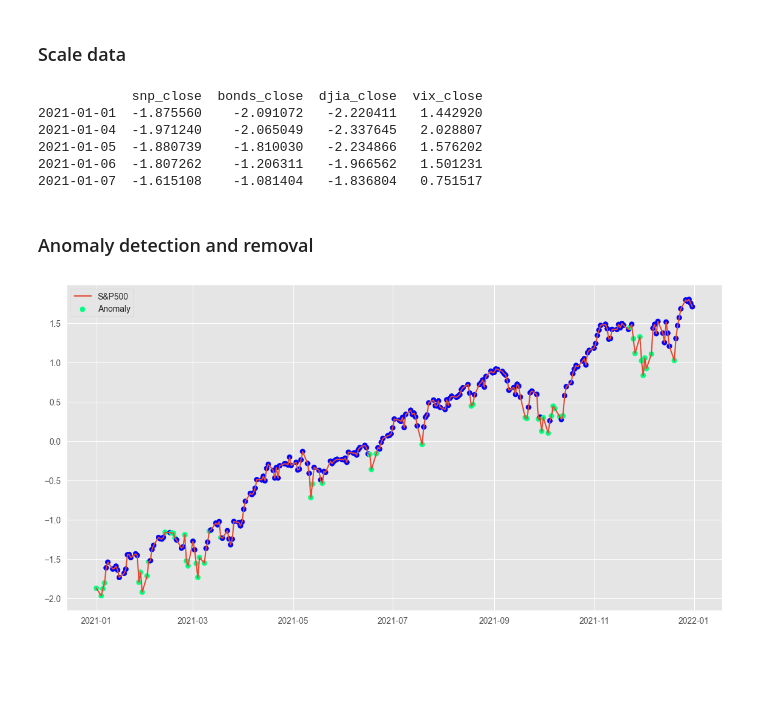
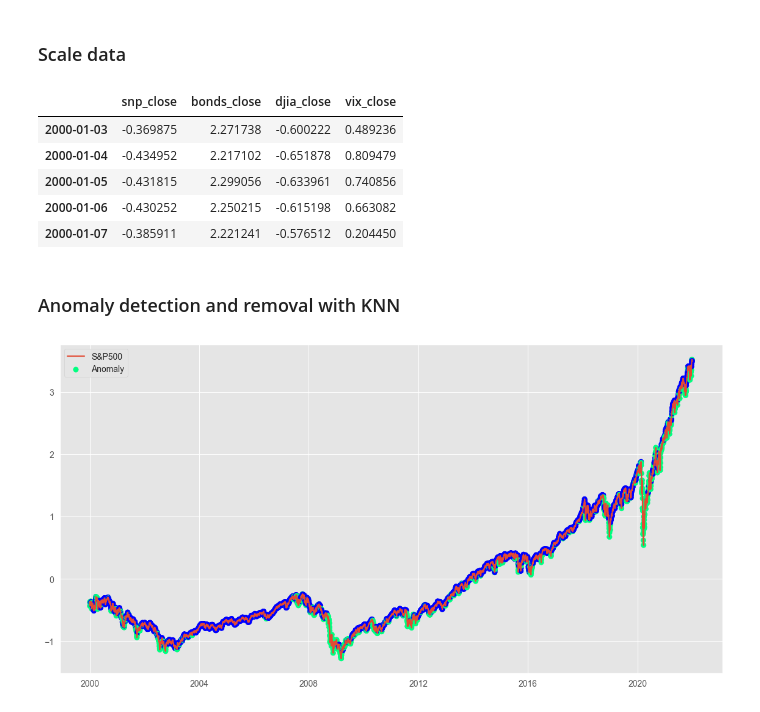
Before and after one commit to eddienubes/datascience-for-ek, a Jupyter notebook: project2/analysis.ipynb, the cells around one changed output. Saved outputs shown, nothing was run; the diff lists cells and outputs as text; code cells hidden in the pictures; blank space fills up the shorter version.

```diff
--- a/project2/analysis.ipynb
+++ b/project2/analysis.ipynb
@@ -52,41 +56,41 @@ plt.show()
 # %% [markdown]
 ### Scale data
 # %%
-anom_start_date = '2021-01-01'
+anom_start_date = start_date
 anom_end_date = '2022-01-01'
 
-boundary_data = merged_data[anom_start_date:anom_end_date]
+anomaly_data = merged_data[anom_start_date:anom_end_date]
 
 scaler = StandardScaler()
-scaled_data = scaler.fit_transform(boundary_data)
-scaled_data = pd.DataFrame(scaled_data, columns=boundary_data.columns, index=boundary_data.index)
+scaled_data = scaler.fit_transform(anomaly_data)
+scaled_data = pd.DataFrame(scaled_data, columns=anomaly_data.columns, index=anomaly_data.index)
 
-print(scaled_data.head())
+scaled_data.head()
 # %% [output]
-            snp_close  bonds_close  djia_close  vix_close
-2021-01-01  -1.875560    -2.091072   -2.220411   1.442920
-2021-01-04  -1.971240    -2.065049   -2.337645   2.028807
-2021-01-05  -1.880739    -1.810030   -2.234866   1.576202
-2021-01-06  -1.807262    -1.206311   -1.966562   1.501231
-2021-01-07  -1.615108    -1.081404   -1.836804   0.751517
+|  | snp_close | bonds_close | djia_close | vix_close |
+| 2000-01-03 | -0.369875 | 2.271738 | -0.600222 | 0.489236 |
+| 2000-01-04 | -0.434952 | 2.217102 | -0.651878 | 0.809479 |
+| 2000-01-05 | -0.431815 | 2.299056 | -0.633961 | 0.740856 |
+| 2000-01-06 | -0.430252 | 2.250215 | -0.615198 | 0.663082 |
+| 2000-01-07 | -0.385911 | 2.221241 | -0.576512 | 0.204450 |
 # %% [markdown]
-### Anomaly detection and removal
+### Anomaly detection and removal with KNN
 # %%
 clf = KNN(contamination=0.2)
 
 clf.fit(scaled_data)
 
 y_pred = clf.labels_  # 0 for inliers, 1 for outliers
 outlier_scores = clf.decision_scores_
 
 scaled_data['anomaly'] = y_pred
 
-
+scaled_data.head()
 
 plt.figure(figsize=(14, 7))
 plt.plot(scaled_data.index, scaled_data['snp_close'], label='S&P500')
 plt.scatter(scaled_data.index, scaled_data['snp_close'], c=y_pred, cmap='winter', label='Anomaly')
 plt.legend()
 plt.show()
 # %% [output]
-[figure, old version]
+[figure, new version]
```
Also changed, not shown: parts of 16 cells of this notebook, 1 other file.
